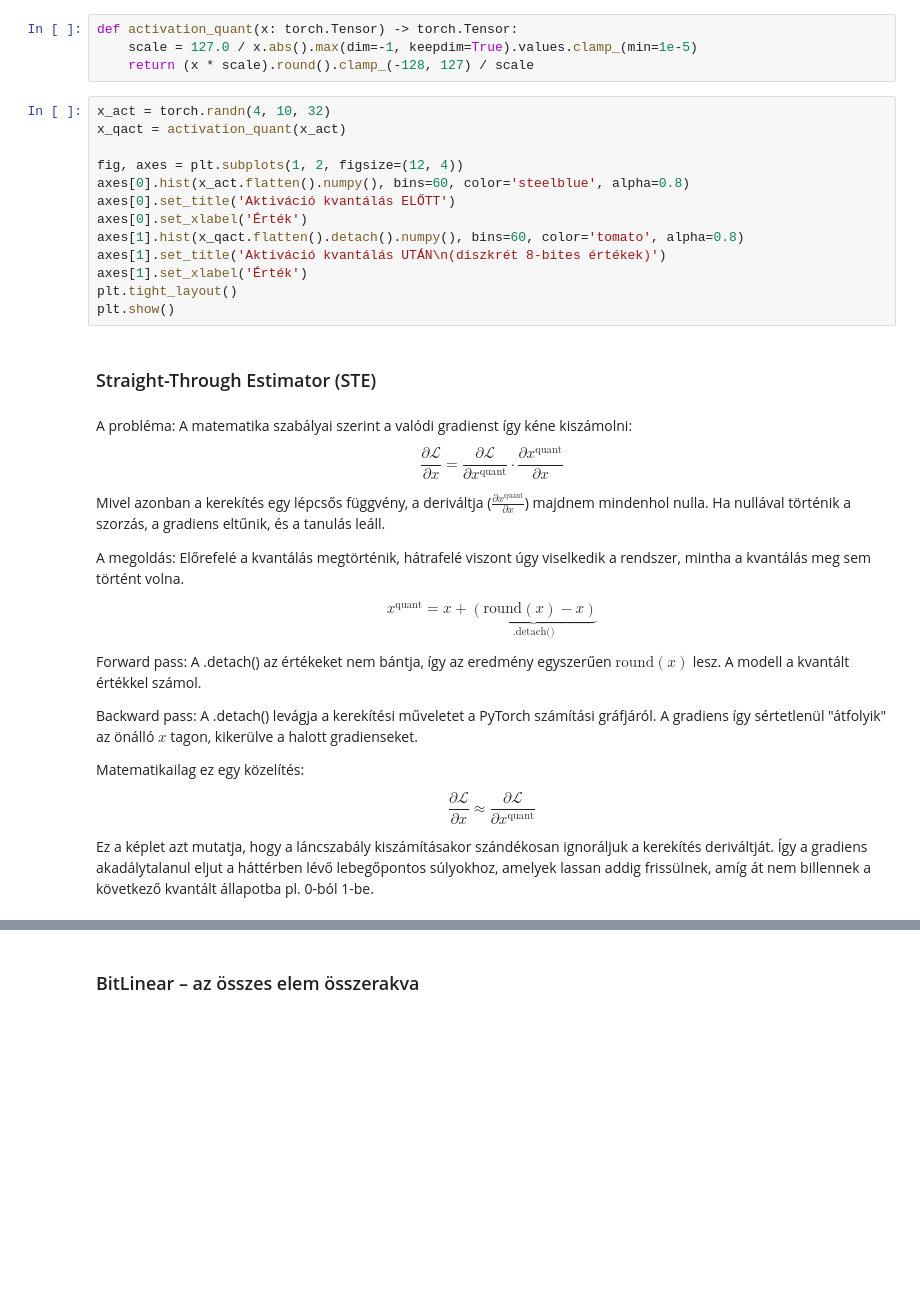
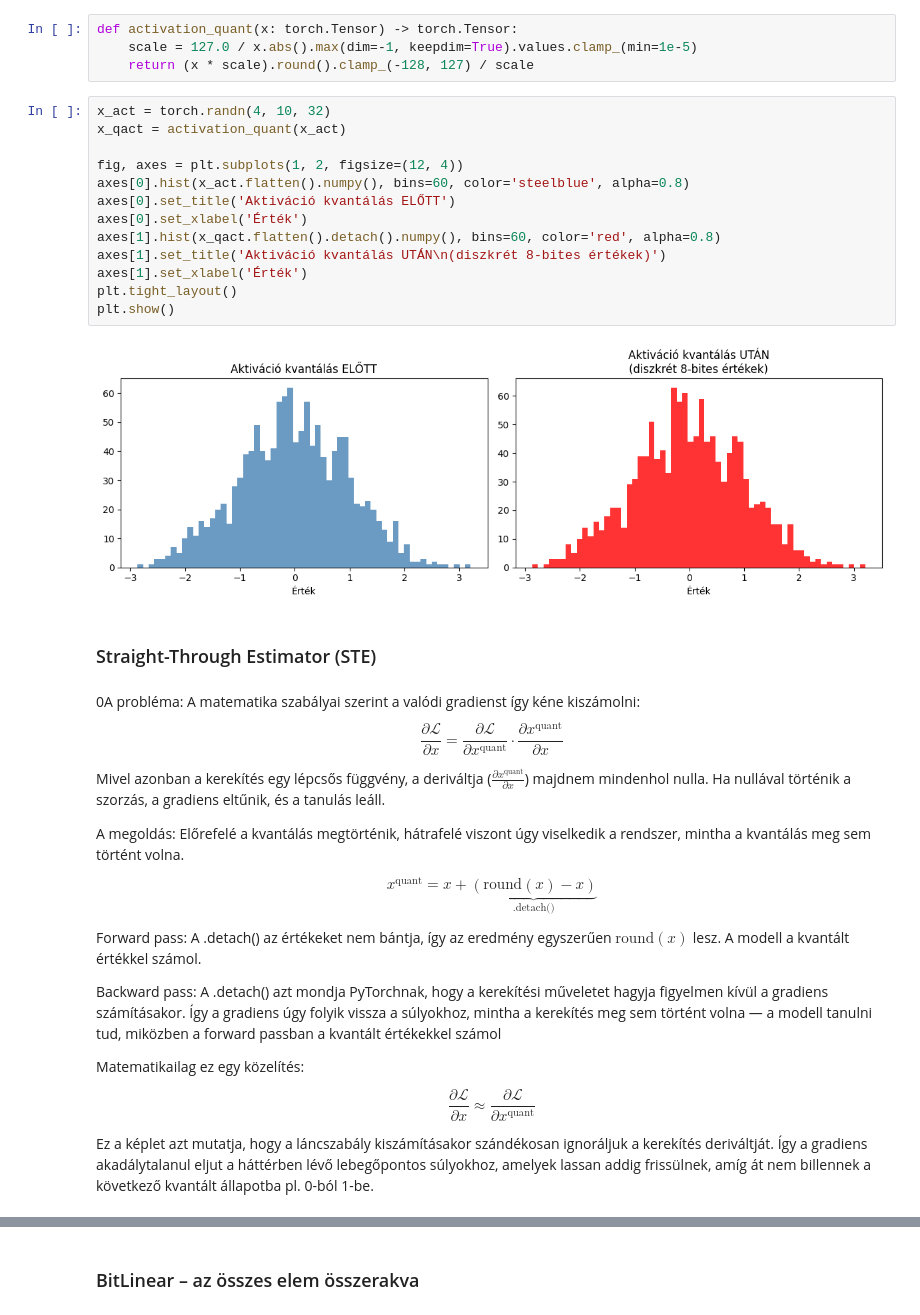
Before and after one commit to nytud/ai-notebooks, a Jupyter notebook: research_reproduction/MatMul_free_Language_Modeling.ipynb, the cells around one changed output, grey strips where cells are left out. Saved outputs shown, nothing was run; the diff lists cells and outputs as text; blank space fills up the shorter version.

Commit message:
Final MatMulFree model

```diff
--- a/research_reproduction/MatMul_free_Language_Modeling.ipynb
+++ b/research_reproduction/MatMul_free_Language_Modeling.ipynb
@@ -145,20 +188,22 @@ def activation_quant(x: torch.Tensor) -> torch.Tensor:
 # %%
 x_act = torch.randn(4, 10, 32)
 x_qact = activation_quant(x_act)
 
 fig, axes = plt.subplots(1, 2, figsize=(12, 4))
 axes[0].hist(x_act.flatten().numpy(), bins=60, color='steelblue', alpha=0.8)
 axes[0].set_title('Aktiváció kvantálás ELŐTT')
 axes[0].set_xlabel('Érték')
-axes[1].hist(x_qact.flatten().detach().numpy(), bins=60, color='tomato', alpha=0.8)
+axes[1].hist(x_qact.flatten().detach().numpy(), bins=60, color='red', alpha=0.8)
 axes[1].set_title('Aktiváció kvantálás UTÁN\n(diszkrét 8-bites értékek)')
 axes[1].set_xlabel('Érték')
 plt.tight_layout()
 plt.show()
+# %% [output]
+[figure, added]
 # %% [markdown]
 ### Straight-Through Estimator (STE)
 # %% [markdown]
-A probléma: A matematika szabályai szerint a valódi gradienst így kéne kiszámolni:$$\frac{\partial \mathcal{L}}{\partial x} = \frac{\partial \mathcal{L}}{\partial x^{\text{quant}}} \cdot \frac{\partial x^{\text{quant}}}{\partial x}$$
+0A probléma: A matematika szabályai szerint a valódi gradienst így kéne kiszámolni:$$\frac{\partial \mathcal{L}}{\partial x} = \frac{\partial \mathcal{L}}{\partial x^{\text{quant}}} \cdot \frac{\partial x^{\text{quant}}}{\partial x}$$
 
 
 Mivel azonban a kerekítés egy lépcsős függvény, a deriváltja ($\frac{\partial x^{\text{quant}}}{\partial x}$) majdnem mindenhol nulla. Ha nullával történik a szorzás, a gradiens eltűnik, és a tanulás leáll.
@@ -169,7 +214,7 @@ $$x^{\text{quant}} = x + \underbrace{(\text{round}(x) - x)}_{\text{.detach()}}$$
 
 Forward pass: A .detach() az értékeket nem bántja, így az eredmény egyszerűen $\text{round}(x)$ lesz. A modell a kvantált értékkel számol.
 
-Backward pass: A .detach() levágja a kerekítési műveletet a PyTorch számítási gráfjáról. A gradiens így sértetlenül "átfolyik" az önálló $x$ tagon, kikerülve a halott gradienseket.
+Backward pass: A .detach() azt mondja PyTorchnak, hogy a kerekítési műveletet hagyja figyelmen kívül a gradiens számításakor. Így a gradiens úgy folyik vissza a súlyokhoz, mintha a kerekítés meg sem történt volna — a modell tanulni tud, miközben a forward passban a kvantált értékekkel számol
 
 Matematikailag ez egy közelítés:
 
```
Also changed, not shown: parts of 56 cells of this notebook.
